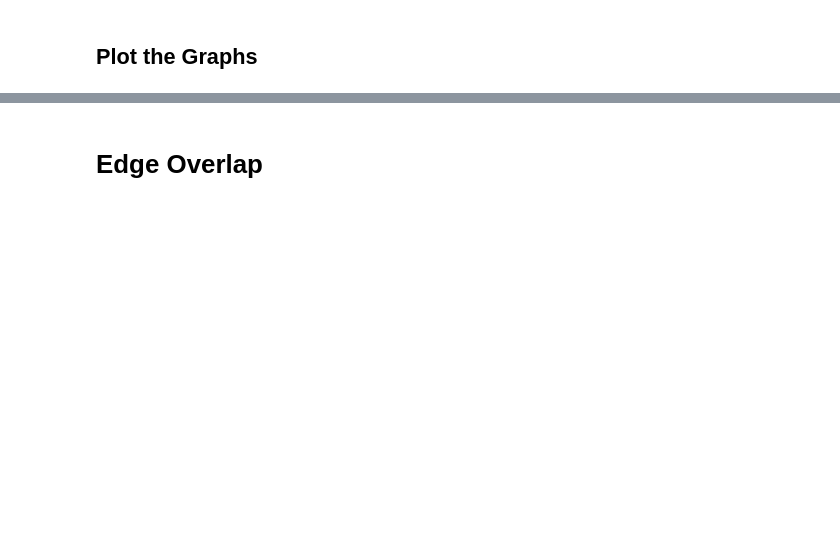
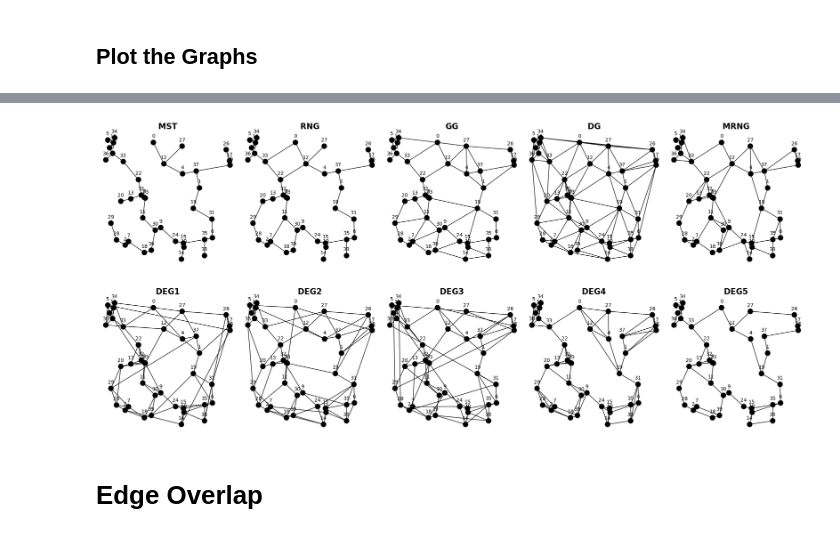
Before and after one commit to Neiko2002/2d-graph, a Jupyter notebook: 2d_graph_visualization.ipynb, the cells around one changed output, grey strips where cells are left out. Saved outputs shown, nothing was run; the diff lists cells and outputs as text; code cells hidden in the pictures; blank space fills up the shorter version.

```diff
--- a/2d_graph_visualization.ipynb
+++ b/2d_graph_visualization.ipynb
@@ -46,10 +0,0 @@ def get_deg_edges(g):
-# %%
-# read graph from drive
-graph_file = "G:/My Drive/HTW/PhD/2DGraph/automatic/L2_K4_AddK10Eps0.2High_SwapK10-0StepEps0.001LowPath5Rnd100+0_improveNonRNGAndSecondHalfOfNonPerfectEdges_RNGAddMinimalSwapAtStep0.add_rng_opt.deg"
-
-graph_file = "G:/My Drive/HTW/PhD/2DGraph/V30_L2_K4_AddK8Eps0.2High_SwapK8-0StepEps0.001Low.deg"
-
-# use features as coords
-coords = get_deg_coords(deglib.graph.load_readonly_graph(graph_file))
-print(coords.shape)
-print(coords[:3])
@@ -242,20 +65,26 @@ knn_edges.head()
 # %% [markdown]
 # build new DEG
 # %%
+import deglib
+from utils import extract_features
+from deg import get_deg_edges
+
+features = extract_features(coords)
+
 # build index
-deg1_graph = deglib.builder.build_from_data(coords, edges_per_vertex=4, extend_k=10, extend_eps=0.2, optimization_target=deglib.builder.OptimizationTarget.StreamingData)
+deg1_graph = deglib.builder.build_from_data(features, edges_per_vertex=4, extend_k=10, extend_eps=0.2, optimization_target=deglib.builder.OptimizationTarget.StreamingData)
 deg1_graph_ro = deglib.graph.ReadOnlyGraph.from_graph(deg1_graph)
 deg1_edges = get_deg_edges(deg1_graph_ro)
 print(deg1_graph_ro)
 
 # build index
-deg2_graph = deglib.builder.build_from_data(coords, edges_per_vertex=4, extend_k=10, extend_eps=0.2, optimization_target=deglib.builder.OptimizationTarget.LowLID)
+deg2_graph = deglib.builder.build_from_data(features, edges_per_vertex=4, extend_k=10, extend_eps=0.2, optimization_target=deglib.builder.OptimizationTarget.LowLID)
 deg2_graph_ro = deglib.graph.ReadOnlyGraph.from_graph(deg2_graph)
 deg2_edges = get_deg_edges(deg2_graph_ro)
 print(deg2_graph_ro)
 
 # build index
-deg3_graph = deglib.builder.build_from_data(coords, edges_per_vertex=4, extend_k=10, extend_eps=0.2, optimization_target=deglib.builder.OptimizationTarget.HighLID)
+deg3_graph = deglib.builder.build_from_data(features, edges_per_vertex=4, extend_k=10, extend_eps=0.2, optimization_target=deglib.builder.OptimizationTarget.HighLID)
 deg3_graph_ro = deglib.graph.ReadOnlyGraph.from_graph(deg3_graph)
 deg3_edges = get_deg_edges(deg3_graph_ro)
 print(deg3_graph_ro)
@@ -362,3 +144,28 @@ plt.show()
+# %%
+from enum import Enum
+from plot import plot_graphs
+
+class GraphType(Enum):
+    KNN = ("kNN Graph", knn_edges)
+    MST = ("MST", mst_edges)
+    MRNG = ("MRNG", mrng_edges)
+    RNG = ("RNG", rng_edges)
+    GG = ("GG", gg_edges)
+    DG = ("DG", dg_edges)
+    DEG1 = ("DEG1", deg1_edges)
+    DEG2 = ("DEG2", deg2_edges)
+    DEG3 = ("DEG3", deg3_edges)
+    DEG4 = ("DEG4", deg4_edges)
+    DEG5 = ("DEG5", deg5_edges)
+
+# select only desired graphs
+selection = [GraphType.MST, GraphType.RNG, GraphType.GG, GraphType.DG, GraphType.MRNG, GraphType.DEG1, GraphType.DEG2, GraphType.DEG3, GraphType.DEG4, GraphType.DEG5]
+
+# Example usage
+plot_graphs(vertices=coords, graphs=selection, bg_color="white",
+     text_color="black", marker_size=100, edge_color="black", edge_width=1, save_file=None)
+# %% [output]
+[figure, added]
 # %% [markdown]
 # Edge Overlap
 # %%
```
Also changed, not shown: parts of 18 cells of this notebook, 5 other files.
